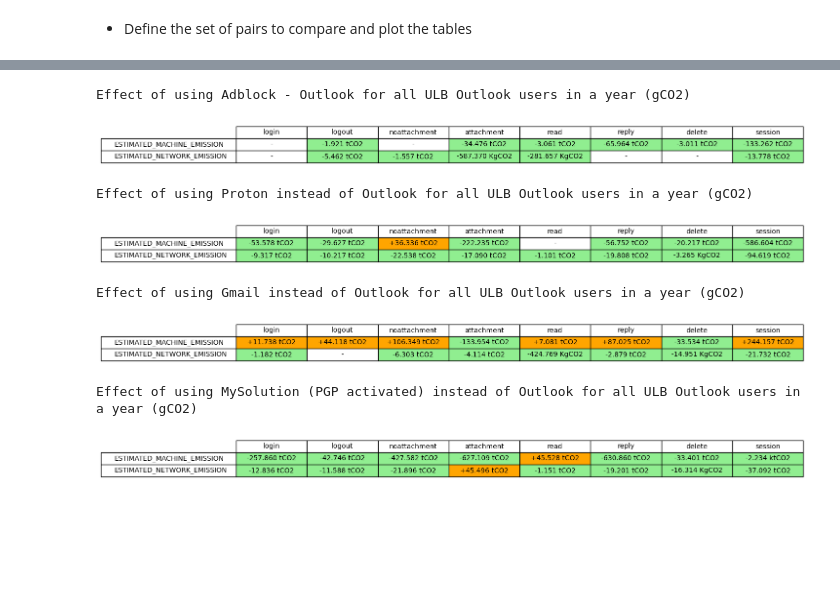
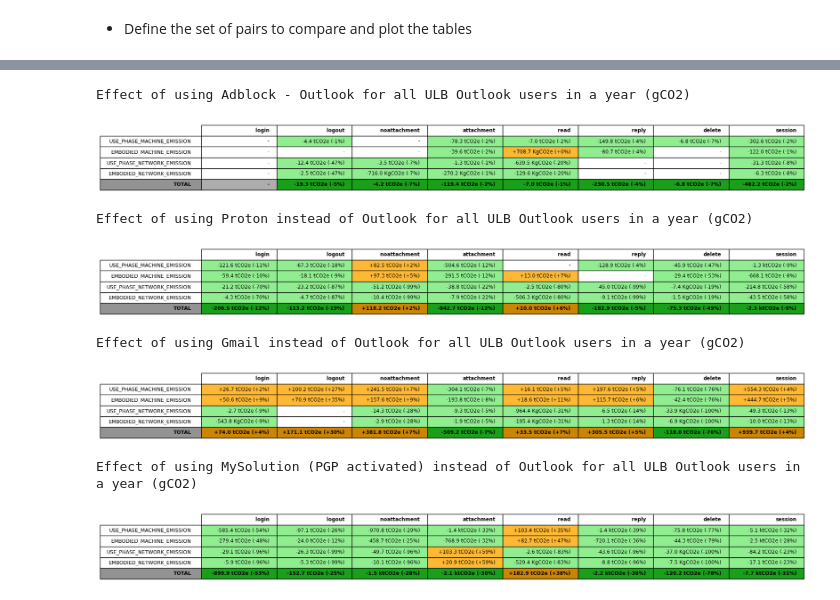
Before and after one commit to ReSP-Lab/2024-loco-security-sustainability-artifact, a Jupyter notebook: notebook/2025_data_analysis.ipynb, the cells around one changed output, grey strips where cells are left out. Drawn from its saved outputs; the diff is of its cells as text; code cells hidden in the pictures; blank space fills up the shorter version.

```diff
--- a/notebook/2025_data_analysis.ipynb
+++ b/notebook/2025_data_analysis.ipynb
@@ -260,6 +275,7 @@ def compute_means_and_stds(data:pd.DataFrame):
                         'MEMORY_POWER': ['mean', 'std'],
                         'CPU_POWER': ['mean', 'std'],
                         'ESTIMATED_MACHINE_POWER': ['mean', 'std'],
+                        'NETWORK_IO_RATE': ['mean', 'std'],
                     })
 # %% [markdown]
 - Define a function to plot the mean and standard deviations
@@ -589,6 +670,6 @@ for title, comparison_pair in comparisons.items():
     independence = True if 'against' in title else False
     gains, percentage_gains = compute_gains(clean_data, comparison_pair, independence)
     print(title)
-    plot_gains(gains, percentage_gains)
+    plot_gains(gains, percentage_gains, fontsize=11)
 # %% [output]
 Effect of using Adblock - Gmail
@@ -640,30 +792,62 @@ Effect of using Proton instead of Outlook (gCO2)
 # %%
 #################################################
 ######## Example of a kind of Estimate ##########
 #################################################
 
-e_production_emission = 196*2.7778e-7 #196 [gCO2/kWH] [Belgium2023] * 2.777e-7 [kWh/J] --> [gCO2/J]
 outlook_users = 4e8
 fraction = 1/7 # 1 session per week
 days = 365
 
 for title, comparison_pair in comparisons.items():
     if 'Outlook' in title:
         independence = True if 'against' in title else False
         user_gains, user_percentage_gains = compute_gains(clean_data, comparison_pair, independence, metrics=['ESTIMATED_MACHINE_ENERGY'])
         network_gains, network_percentage_gains = compute_gains(clean_data, comparison_pair, independence, metrics=['NETWORK_IO'])
-        CO2_USER_gain = user_gains * e_production_emission
-        CO2_NETWORK_gain = network_gains * network_emissions
-        CO2_gain_per_session = pd.concat([CO2_USER_gain, CO2_NETWORK_gain], axis=0)
-        CO2_gains = CO2_gain_per_session * outlook_users * fraction * days
+
+        # --- USE Phase :
+        CO2_user_gain = user_gains * electricity_carbon_intensity * kwh_per_J  # [gCO2] = [J] * [gCO2 / kWh] * [kWh / J]
+        CO2_network_gain = network_gains * network_emissions
+        # --- Embodied :
+        TR_gains, TR_percentage_gains = compute_gains(clean_data, comparison_pair, independence, metrics=['DURATION'])
+        embodied_CO2_user_gain = TE * (TR_gains / EL) * RR_to_TR
+        embodied_CO2_network_gain = CO2_network_gain * embodied_to_use_phase_ratio
+
+        # Combine all CO2 gains into a single DataFrame
+        CO2_gain = pd.DataFrame(index=TOTALS, columns=FUNCTIONAL_UNITS)
+        CO2_gain.loc['USE_PHASE_MACHINE_EMISSION'] = CO2_user_gain.iloc[0, :]
+        CO2_gain.loc['EMBODIED_MACHINE_EMISSION'] = embodied_CO2_user_gain.iloc[0, :]
+        CO2_gain.loc['USE_PHASE_NETWORK_EMISSION'] = CO2_network_gain.iloc[0, :]
+        CO2_gain.loc['EMBODIED_NETWORK_EMISSION'] = embodied_CO2_network_gain.iloc[0, :]
+
+        # Combine all CO2 gains into a single DataFrame
+        CO2_gain = pd.DataFrame(index=TOTALS, columns=FUNCTIONAL_UNITS)
+        CO2_gain.loc['USE_PHASE_MACHINE_EMISSION'] = CO2_user_gain.iloc[0, :]
+        CO2_gain.loc['EMBODIED_MACHINE_EMISSION'] = embodied_CO2_user_gain.iloc[0, :]
+        CO2_gain.loc['USE_PHASE_NETWORK_EMISSION'] = CO2_network_gain.iloc[0, :]
+        CO2_gain.loc['EMBODIED_NETWORK_EMISSION'] = embodied_CO2_network_gain.iloc[0, :]
+
+        CO2_gain_percentage = pd.DataFrame(index=TOTALS, columns=FUNCTIONAL_UNITS)
+        CO2_gain_percentage.loc['USE_PHASE_MACHINE_EMISSION'] = user_percentage_gains.iloc[0, :]
+        CO2_gain_percentage.loc['EMBODIED_MACHINE_EMISSION'] = TR_percentage_gains.iloc[0, :]
+        CO2_gain_percentage.loc['USE_PHASE_NETWORK_EMISSION'] = network_percentage_gains.iloc[0, :]
+        CO2_gain_percentage.loc['EMBODIED_NETWORK_EMISSION'] = network_percentage_gains.iloc[0, :]
+
+        # Calculate the total CO2 gain and percentage
+        CO2_gain_percentage.loc['TOTAL'] = CO2_gain.sum(axis=0, skipna=True) / (
+            (CO2_gain / CO2_gain_percentage.replace(0, np.nan) * 100).sum(axis=0, skipna=True).replace(0, np.nan)
+        ) * 100
+        CO2_gain.loc['TOTAL'] = CO2_gain.sum(axis=0, skipna=True).replace(0, np.nan)
+
+        CO2_gain = CO2_gain * outlook_users * fraction * days
+
         print(title + ' for all ULB Outlook users in a year (gCO2)')
-        plot_gains(gains=CO2_gains, CO2=True, label=['ESTIMATED_MACHINE_EMISSION', 'ESTIMATED_NETWORK_EMISSION'], figsize=(10,1))
+        plot_gains(gains=CO2_gain, percentage=CO2_gain_percentage, CO2=True, figsize=(10,1), fontsize=9)
 # %% [output]
 Effect of using Adblock - Outlook for all ULB Outlook users in a year (gCO2)
-[figure, old version]
+[figure, new version]
 Effect of using Proton instead of Outlook for all ULB Outlook users in a year (gCO2)
-[figure, old version]
+[figure, new version]
 Effect of using Gmail instead of Outlook for all ULB Outlook users in a year (gCO2)
-[figure, old version]
+[figure, new version]
 Effect of using MySolution (PGP activated) instead of Outlook for all ULB Outlook users in a year (gCO2)
-[figure, old version]
+[figure, new version]
```
Also changed, not shown: parts of 8 cells of this notebook, 1 other file.
